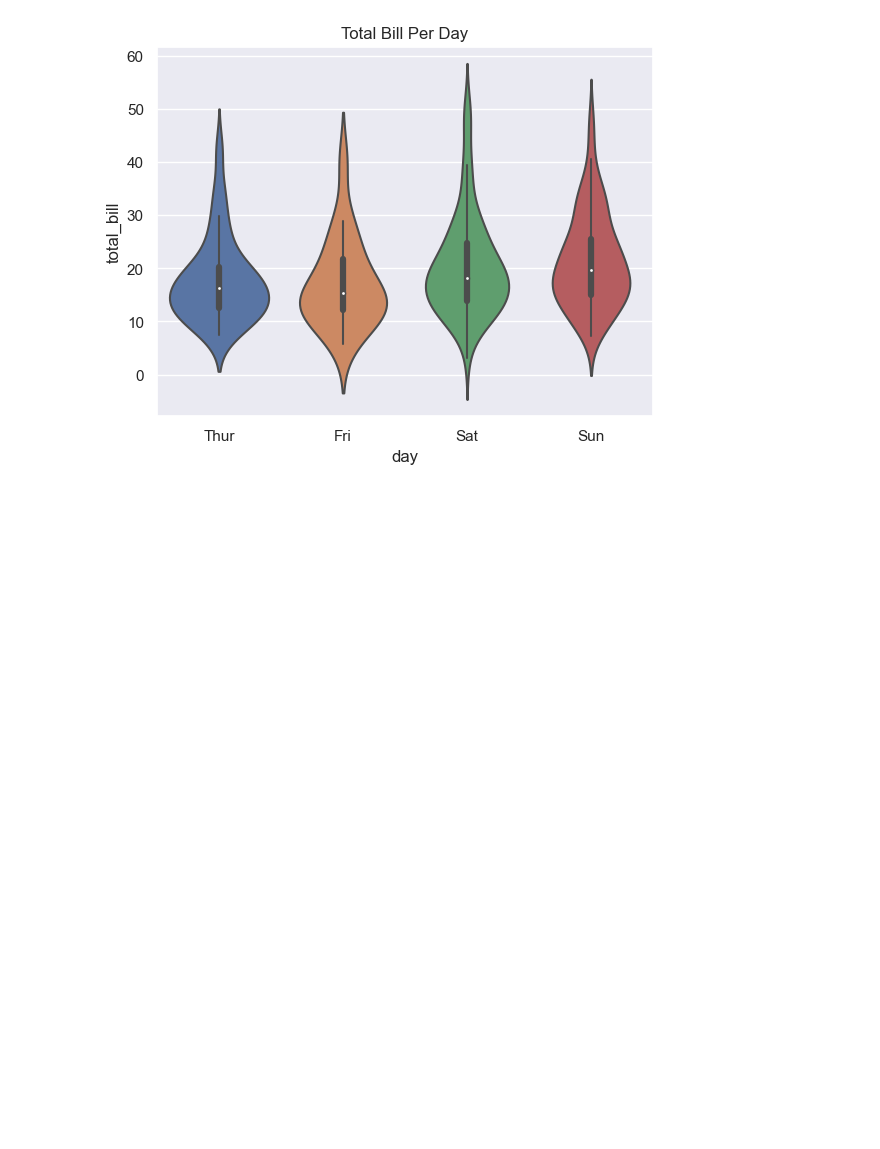
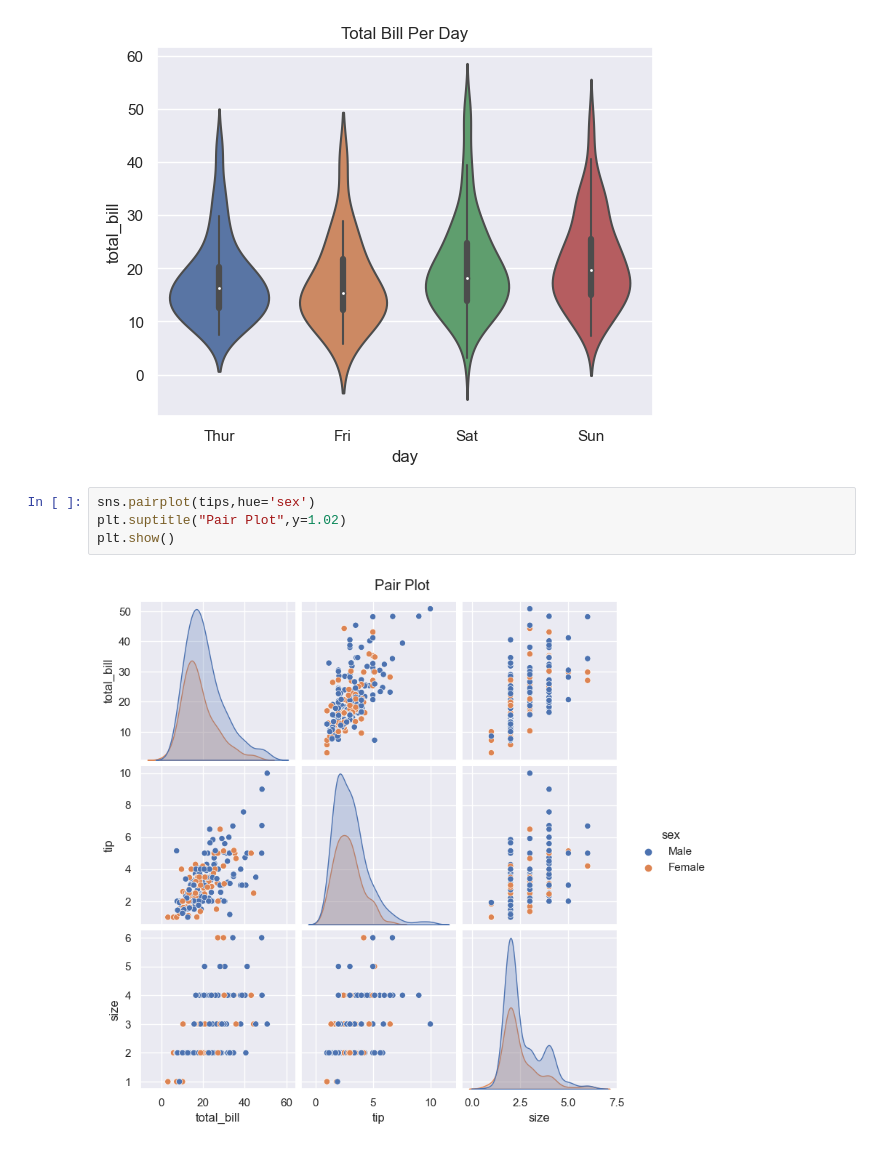
Before and after one commit to yathishb/SimpleLearn-DataScience, a Jupyter notebook: Seaborn.ipynb, the cells around one changed output. Drawn from its saved outputs; the diff is of its cells as text; blank space fills up the shorter version.

```diff
--- a/Seaborn.ipynb
+++ b/Seaborn.ipynb
@@ -53,3 +53,9 @@ plt.show()
 # %% [output]
 [figure]
 [figure]
+# %%
+sns.pairplot(tips,hue='sex')
+plt.suptitle("Pair Plot",y=1.02)
+plt.show()
+# %% [output]
+[figure, added]
```
